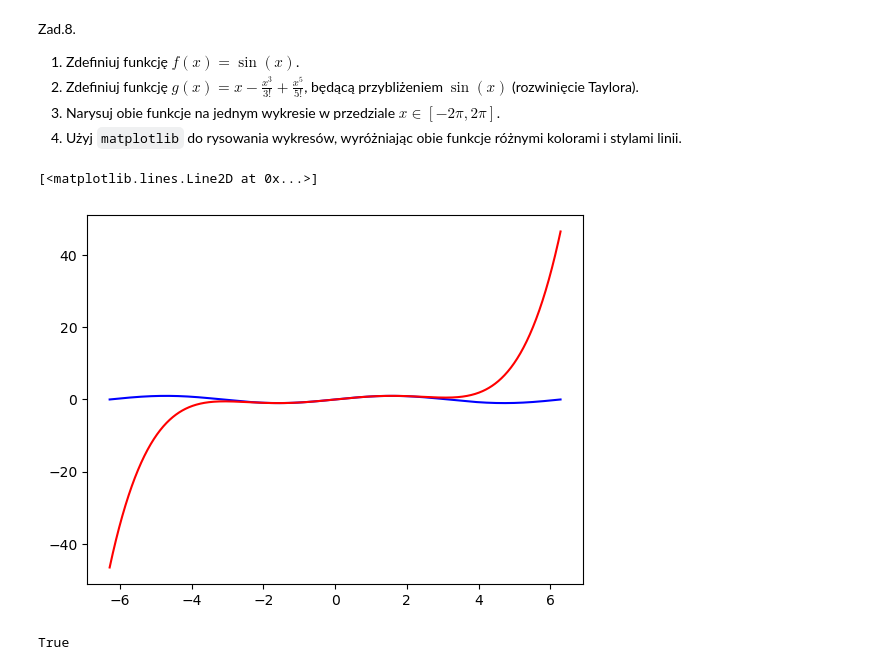
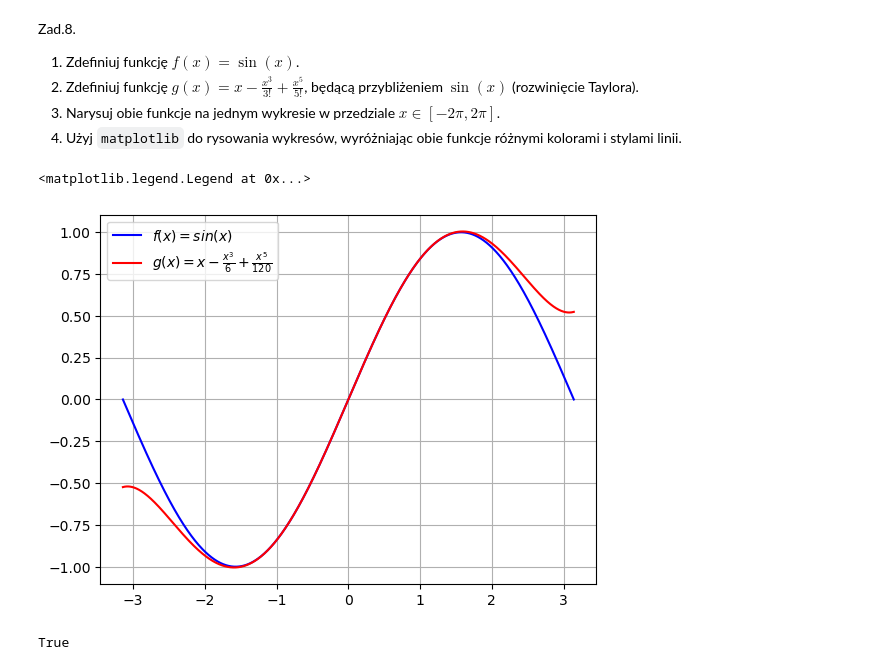
Before and after one commit to orange-cat-programmer/MPSI_2024-25, a Jupyter notebook: lab/02.introduction_python_part2.ipynb, the cells around one changed output. Saved outputs shown, nothing was run; the diff lists cells and outputs as text; code cells hidden in the pictures.

```diff
--- a/lab/02.introduction_python_part2.ipynb
+++ b/lab/02.introduction_python_part2.ipynb
@@ -170,14 +158,16 @@ Zad.8.
 # %%
 def g(x):
     return x - ((x**3)/6) + ((x**5)/120)
 g = np.vectorize(g)
 fig, ax = plt.subplots()
-interval = np.linspace(-2*np.pi, 2*np.pi, num=1000)
-ax.plot(interval, np.sin(interval), color='blue', label='sin(x)')
-ax.plot(interval, g(interval), color='red', label='g(x)')
+interval = np.linspace(-np.pi, np.pi, num=1000)
+ax.plot(interval, np.sin(interval), color='blue', label='$f(x) = sin(x)$')
+ax.plot(interval, g(interval), color='red', label="$g(x) = x - \\frac{x^3}{6} + \\frac{x^5}{120}$")
+ax.grid(True)
+ax.legend()
 # %% [output]
-[<matplotlib.lines.Line2D at 0x...>]
+<matplotlib.legend.Legend at 0x...>
-[figure, old version]
+[figure, new version]
 # %%
 def suma_cyfr(x:int):
     if x==0:
```
Also changed, not shown: parts of 5 cells of this notebook, 1 other file.
